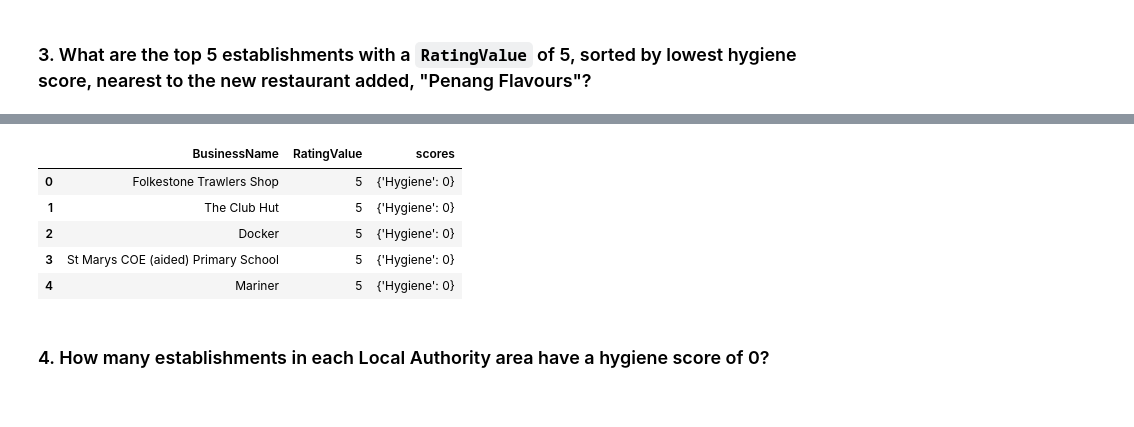
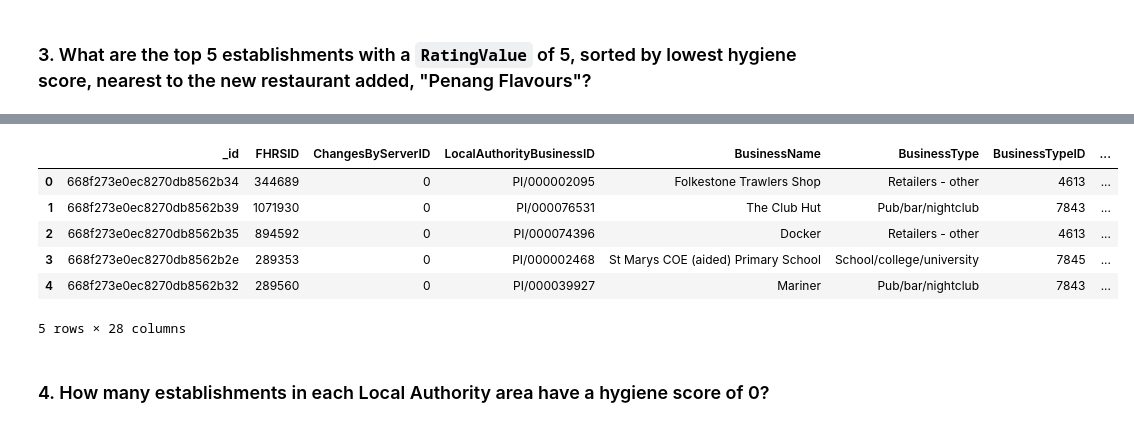
Before and after one commit to wrp94/ds_hw_12_nosql, a Jupyter notebook: food_ratings/NoSQL_analysis.ipynb, the cells around one changed output, grey strips where cells are left out. Cells and saved outputs as stored; diff of their text form; code cells hidden in the pictures.

```diff
--- a/food_ratings/NoSQL_analysis.ipynb
+++ b/food_ratings/NoSQL_analysis.ipynb
@@ -163,17 +170,18 @@ pprint(list(result))
 # %%
 # Convert result to Pandas DataFrame
-result = establishments.find(query, fields).sort(sort).limit(limit)
+result = establishments.find(query).sort(sort).limit(limit)
     # for some reason, the result from the last cell cannot be converted to a DataFrame
 
 df = pd.DataFrame(result)
 df
 # %% [output]
-|  | BusinessName | RatingValue | scores |
-| 0 | Folkestone Trawlers Shop | 5 | {'Hygiene': 0} |
-| 1 | The Club Hut | 5 | {'Hygiene': 0} |
-| 2 | Docker | 5 | {'Hygiene': 0} |
-| 3 | St Marys COE (aided) Primary School | 5 | {'Hygiene': 0} |
-| 4 | Mariner | 5 | {'Hygiene': 0} |
+|  | _id | FHRSID | ChangesByServerID | LocalAuthorityBusinessID | BusinessName | BusinessType | BusinessTypeID | ... |
+| 0 | 668f273e0ec8270db8562b34 | 344689 | 0 | PI/000002095 | Folkestone Trawlers Shop | Retailers - other | 4613 | ... |
+| 1 | 668f273e0ec8270db8562b39 | 1071930 | 0 | PI/000076531 | The Club Hut | Pub/bar/nightclub | 7843 | ... |
+| 2 | 668f273e0ec8270db8562b35 | 894592 | 0 | PI/000074396 | Docker | Retailers - other | 4613 | ... |
+| 3 | 668f273e0ec8270db8562b2e | 289353 | 0 | PI/000002468 | St Marys COE (aided) Primary School | School/college/university | 7845 | ... |
+| 4 | 668f273e0ec8270db8562b32 | 289560 | 0 | PI/000039927 | Mariner | Pub/bar/nightclub | 7843 | ... |
+5 rows × 28 columns
 # %% [markdown]
 ### 4. How many establishments in each Local Authority area have a hygiene score of 0?
 # %%
```
Also changed, not shown: parts of 2 cells of this notebook.
